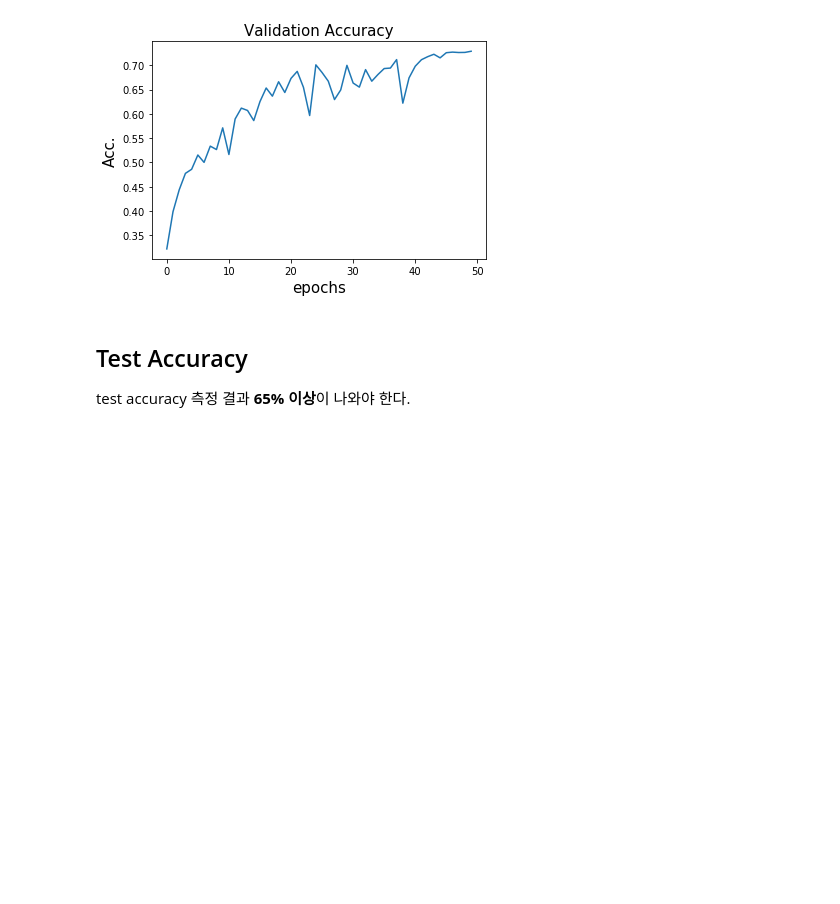
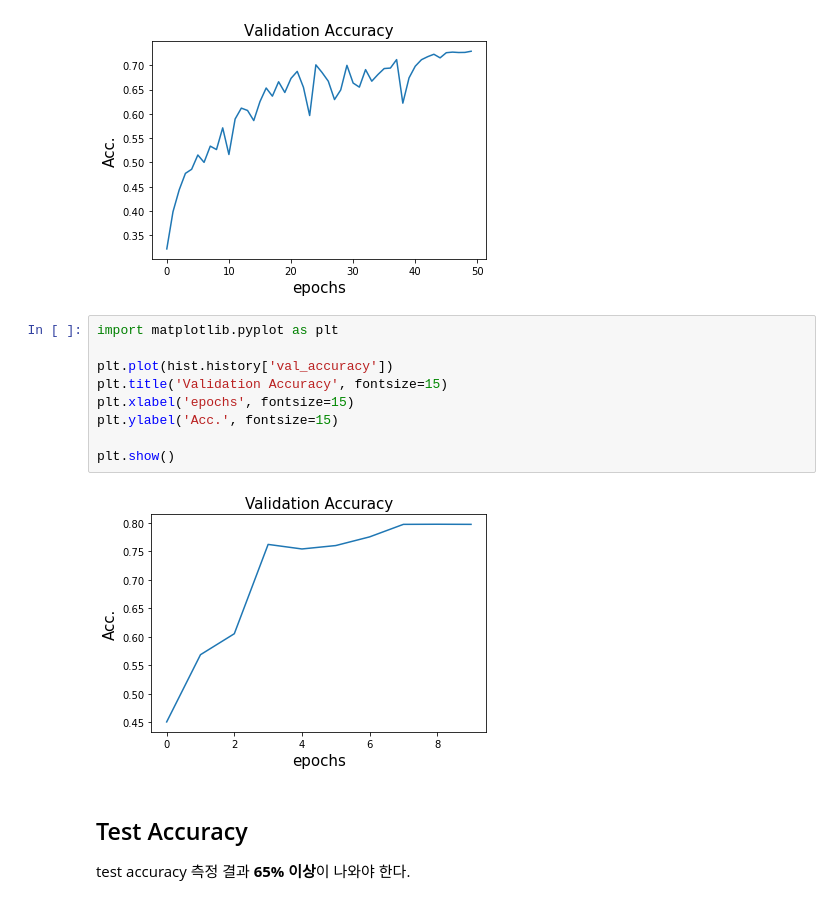
Before and after one commit to jisy2718/EAI, a Jupyter notebook: [09.13] 실습자료2/Practice2(원본&작성본)/20220602_HW2.ipynb, the cells around one changed output. Saved outputs shown, nothing was run; the diff lists cells and outputs as text; blank space fills up the shorter version.

```diff
--- a/[09.13] 실습자료2/Practice2(원본&작성본)/20220602_HW2.ipynb
+++ b/[09.13] 실습자료2/Practice2(원본&작성본)/20220602_HW2.ipynb
@@ -242,6 +223,17 @@ plt.ylabel('Acc.', fontsize=15)
 plt.show()
 # %% [output]
 [figure]
+# %%
+import matplotlib.pyplot as plt
+
+plt.plot(hist.history['val_accuracy'])
+plt.title('Validation Accuracy', fontsize=15)
+plt.xlabel('epochs', fontsize=15)
+plt.ylabel('Acc.', fontsize=15)
+
+plt.show()
+# %% [output]
+[figure, added]
 # %% [markdown]
 ## Test Accuracy
 
```
Also changed, not shown: parts of 2 cells of this notebook, 15 other files.
